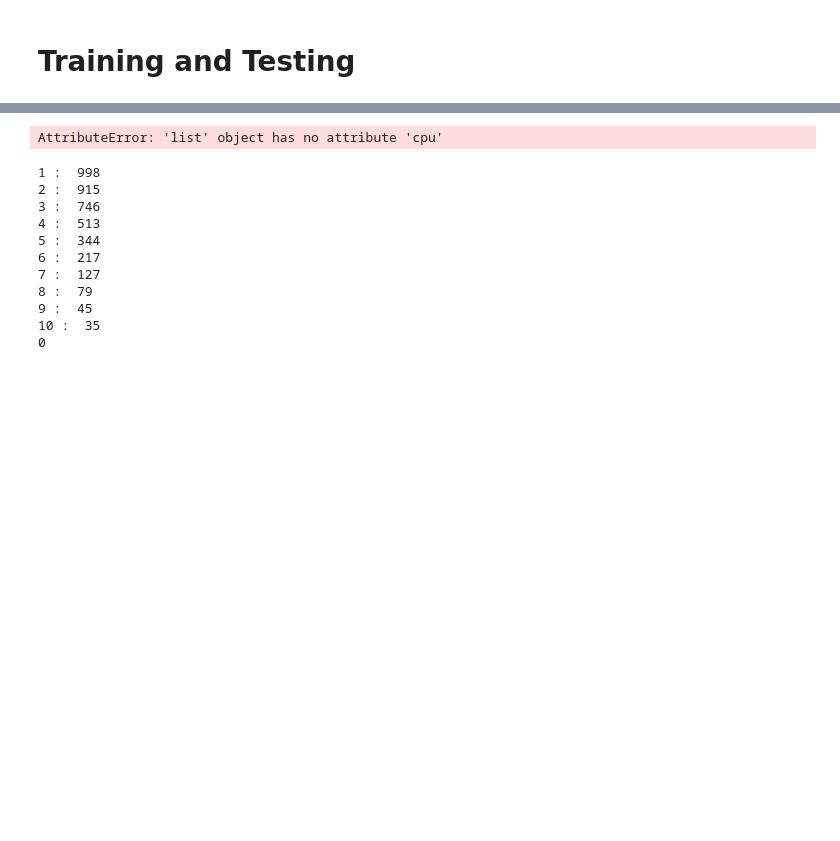
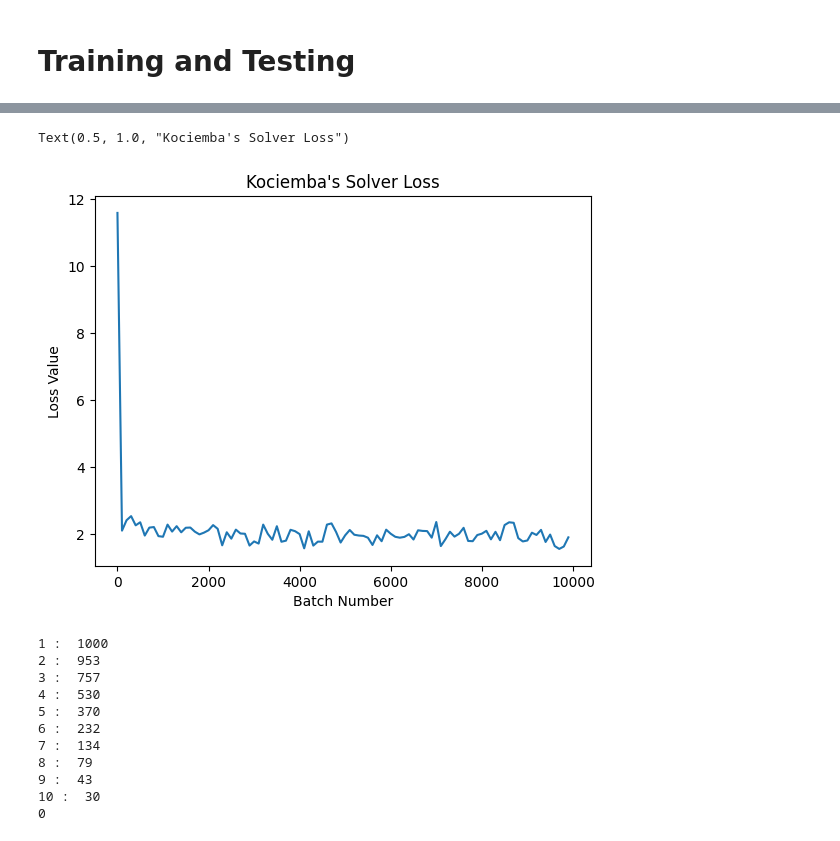
Before and after one commit to PieBob851/LfP-Rubix-Cube, a Jupyter notebook: Final_Deliverable.ipynb, the cells around one changed output, grey strips where cells are left out. Cells and saved outputs as stored; diff of their text form; code cells hidden in the pictures; blank space fills up the shorter version.

Commit message:
Final Kociembas with visulaizations

```diff
--- a/Final_Deliverable.ipynb
+++ b/Final_Deliverable.ipynb
@@ -223,12 +219,10 @@ import kociemba
 action_dim = 18
 state_dim = 54 * 6
 num_samples = 1000000
-move_depth = 10  # Number of forward moves before reversing
+move_depth = 16
 
 data_raw = torch.zeros((num_samples, action_dim + state_dim))
 solved_cube = magiccube.Cube(3, "YYYYYYYYYRRRRRRRRRGGGGGGGGGOOOOOOOOOBBBBBBBBBWWWWWWWWW")
-# print(cube)
-in_str =  "YYYYYYYYYRRRRRRRRRGGGGGGGGGOOOOOOOOOBBBBBBBBBWWWWWWWWW"
 
 i = 0
 while i < num_samples:
@@ -236,7 +230,7 @@ while i < num_samples:
   action_cube = copy.deepcopy(cube)
   scramble_history = action_cube.scramble(move_depth)
   solve_history = get_kociemba_solve(action_cube).split()
-  if len(solve_history) > 22: #would be longer than the encoder dimension
+  if len(solve_history) > 16:
     pass
   else:
     total_dim = len(scramble_history) + len(solve_history)
@@ -270,8 +264,6 @@ while i < num_samples:
         break
 
     i += padding_needed
-    # if cube.is_done():
-    #  print("Done")
 # %% [output]
 Sample: 0
 Sample: 10000
@@ -361,10 +353,6 @@ for batch in range(10000):
     loss = train_sample(32, .9, encoder, actor, planner, encoder_optimizer, actor_optimizer, planner_optimizer, data)
     if batch % 100 == 0:
         print(f"Batch: {batch}, Loss: {loss}")
-        # loss_list.append(loss.cpu())
-        # batch_list.append(batch.cpu())
-
-# with open('Kociembas_basic.txt', 'w') as f:
-#     for item in loss_list:
-#         f.write(f"{item}\n")
+        loss_list.append(loss)
+        batch_list.append(batch)
 # %% [output]
@@ -388,7 +376,12 @@ Batch: 9900, Loss: 0.993595540523529
-# %%
-plt.plot(batch_list, loss_list)
-# %% [output]
-AttributeError: 'list' object has no attribute 'cpu'
+# %%
+loss_vals = [loss.item() for loss in loss_list]
+plt.plot(batch_list, loss_vals)
+plt.xlabel("Batch Number")
+plt.ylabel("Loss Value")
+plt.title("Kociemba's Solver Loss")
+# %% [output]
+Text(0.5, 1.0, "Kociemba's Solver Loss")
+[figure, added]
 # %%
 def scramble_n(cube, n):
     for _ in range(n):
@@ -464,6 +457,7 @@ def test_sample(batch_size, encoder, actor, planner):
     num_successful = sum(solved)
     print("Number of successful solves: ", num_successful)
 # %%
+solve_counts = []
 for d in range(1, 11):
   solve_count = 0
   for i in range(1000):
@@ -471,6 +465,7 @@ for d in range(1, 11):
     if moves > 0:
       solve_count += 1
   print(d, ": ", solve_count)
+  solve_counts.append(solve_count)
 
 solve_count = 0
 for i in range(1000):
@@ -479,14 +474,14 @@ for i in range(1000):
     solve_count += 1
 print(solve_count)
 # %% [output]
-1 :  998
-2 :  915
-3 :  746
-4 :  513
-5 :  344
-6 :  217
-7 :  127
+1 :  1000
+2 :  953
+3 :  757
+4 :  530
+5 :  370
+6 :  232
+7 :  134
 8 :  79
-9 :  45
-10 :  35
+9 :  43
+10 :  30
 0
```
Also changed, not shown: parts of 6 cells of this notebook.
